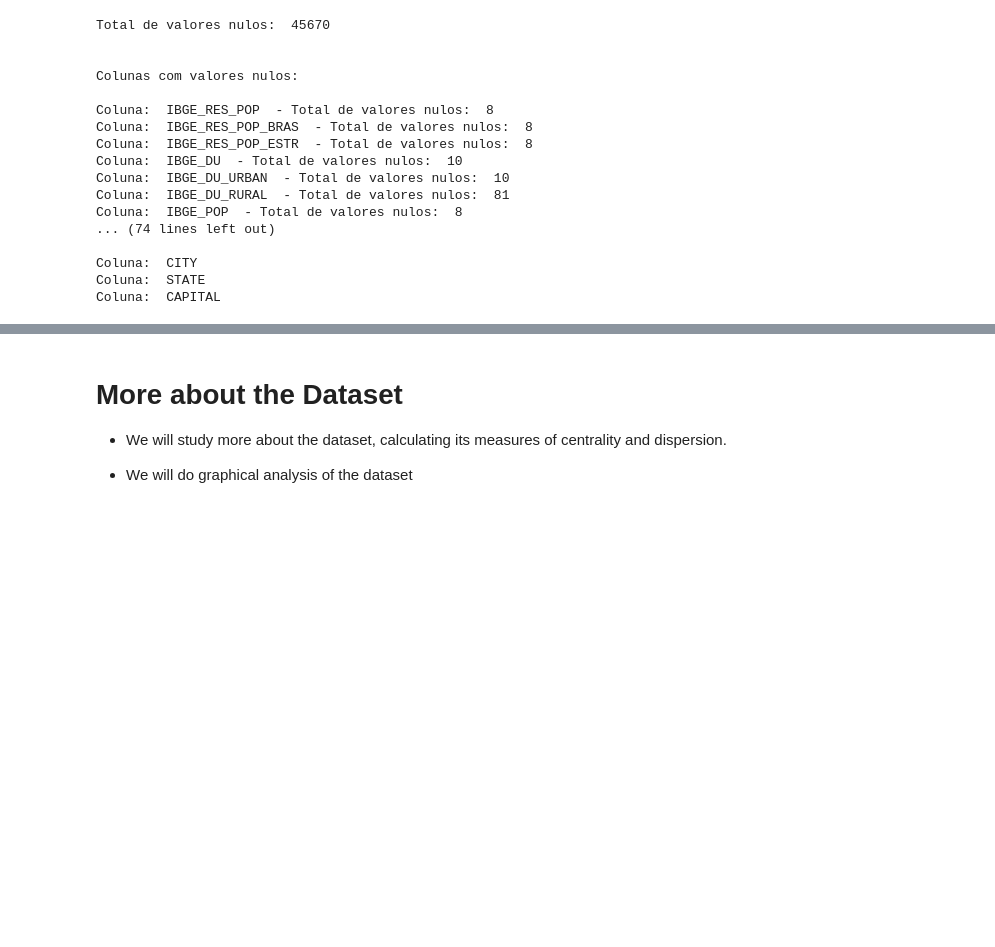
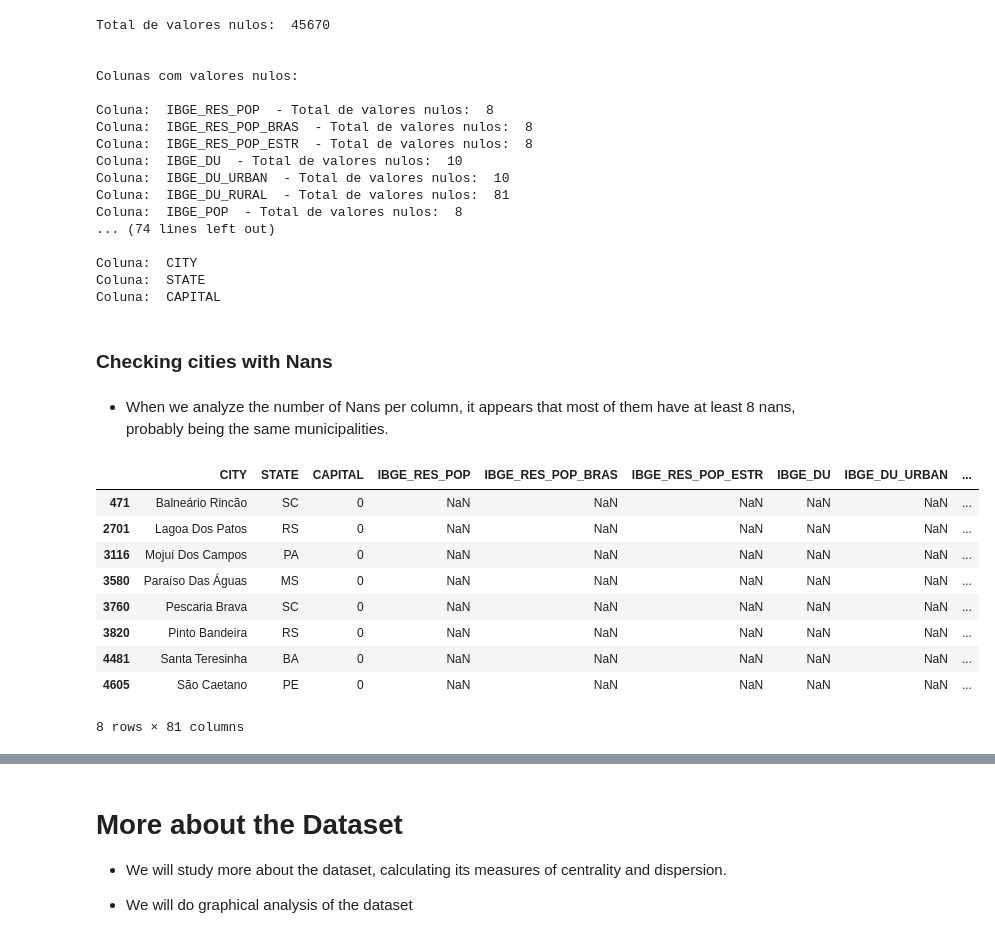
Before and after one commit to Nasiasene/ICD_project, a Jupyter notebook: ProjetoICD.ipynb, the cells around one changed output, grey strips where cells are left out. Saved outputs shown, nothing was run; the diff lists cells and outputs as text; code cells hidden in the pictures; blank space fills up the shorter version.

```diff
--- a/ProjetoICD.ipynb
+++ b/ProjetoICD.ipynb
@@ -281,3 +279,21 @@ Coluna:  IBGE_POP  - Total de valores nulos:  8
 Coluna:  CITY
 Coluna:  STATE
 Coluna:  CAPITAL
+# %% [markdown]
+### Checking cities with Nans
+# %% [markdown]
++ When we analyze the number of Nans per column, it appears that most of them have at least 8 nans, probably being the same municipalities.
+# %%
+df_test = df[df['IBGE_RES_POP'].isna()]
+df_test
+# %% [output]
+|  | CITY | STATE | CAPITAL | IBGE_RES_POP | IBGE_RES_POP_BRAS | IBGE_RES_POP_ESTR | IBGE_DU | IBGE_DU_URBAN | ... |
+| 471 | Balneário Rincão | SC | 0 | NaN | NaN | NaN | NaN | NaN | ... |
+| 2701 | Lagoa Dos Patos | RS | 0 | NaN | NaN | NaN | NaN | NaN | ... |
+| 3116 | Mojuí Dos Campos | PA | 0 | NaN | NaN | NaN | NaN | NaN | ... |
+| 3580 | Paraíso Das Águas | MS | 0 | NaN | NaN | NaN | NaN | NaN | ... |
+| 3760 | Pescaria Brava | SC | 0 | NaN | NaN | NaN | NaN | NaN | ... |
+| 3820 | Pinto Bandeira | RS | 0 | NaN | NaN | NaN | NaN | NaN | ... |
+| 4481 | Santa Teresinha | BA | 0 | NaN | NaN | NaN | NaN | NaN | ... |
+| 4605 | São Caetano | PE | 0 | NaN | NaN | NaN | NaN | NaN | ... |
+8 rows × 81 columns
```
Also changed, not shown: parts of 8 cells of this notebook.
